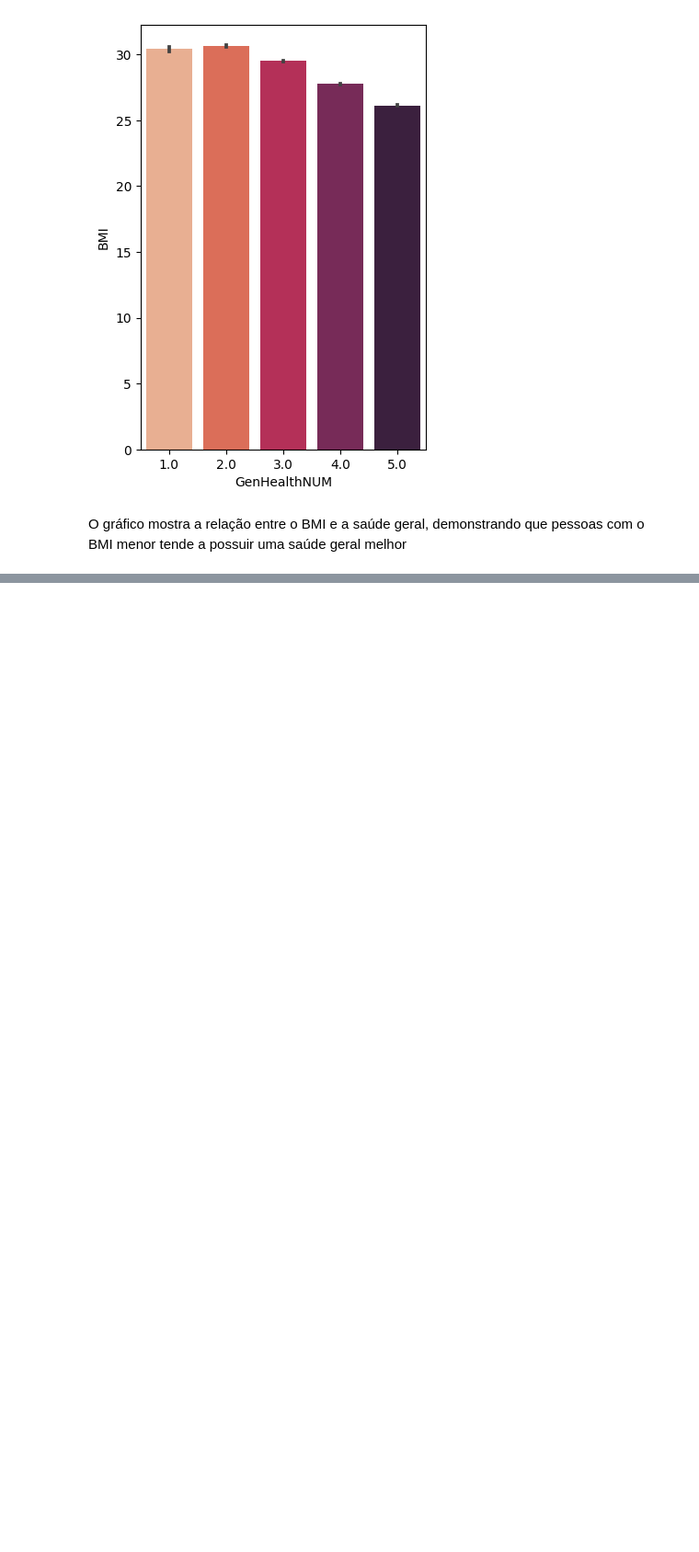
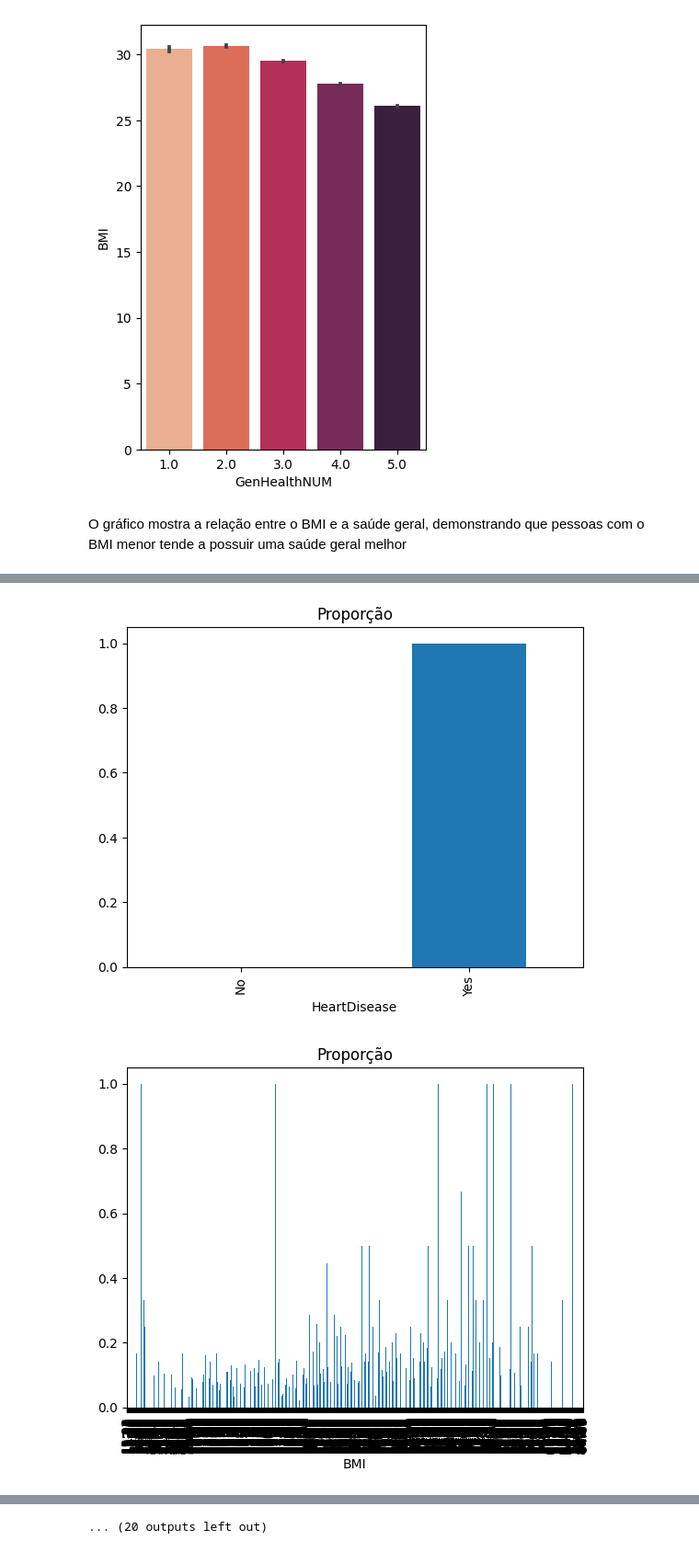
Before and after one commit to samueljos3/ProjetoHeartDisease, a Jupyter notebook: ProjetoHeartDisease.ipynb, the cells around one changed output, grey strips where cells are left out. Shown at 92% size. Cells and saved outputs as stored; diff of their text form; code cells hidden in the pictures; blank space fills up the shorter version.

```diff
--- a/ProjetoHeartDisease.ipynb
+++ b/ProjetoHeartDisease.ipynb
@@ -440,0 +495,9 @@ df_numeric = df.select_dtypes(include='number') # selecionando apenas as colunas
+# %%
+for i in df:
+  proporcao2 = df.groupby(i)['HeartDiseaseNUM'].mean()
+  proporcao2.plot(kind='bar')
+  plt.title('Proporção')
+  plt.show()
+# %% [output]
+[figure, added]
+[figure, added]
@@ -440,0 +514 @@ df_numeric = df.select_dtypes(include='number') # selecionando apenas as colunas
+... (20 outputs left out)
```
Also changed, not shown: parts of 43 cells of this notebook.
